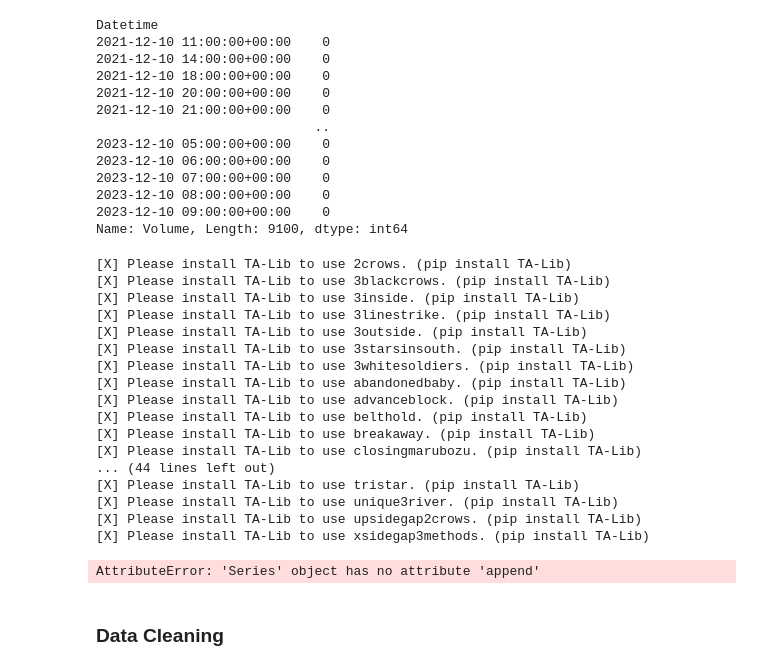
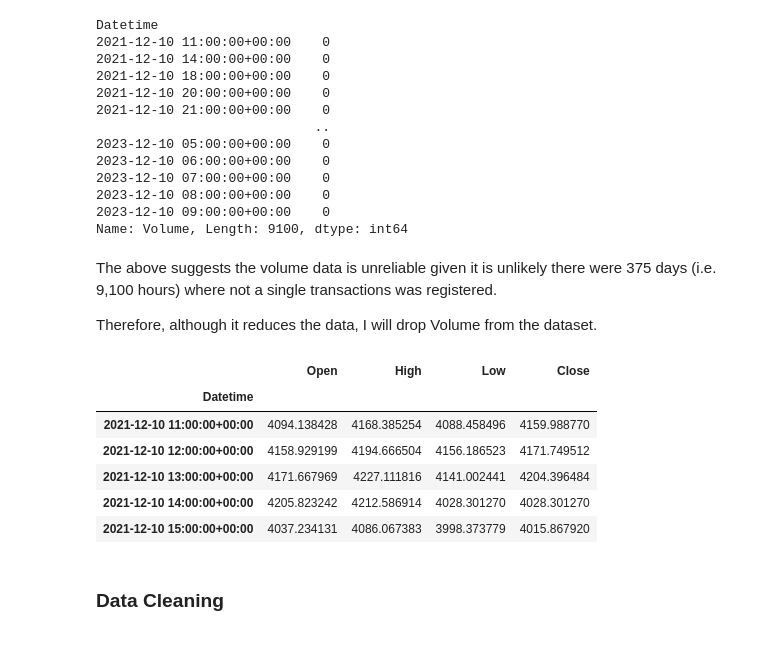
Before and after one commit to will-j-c/cqf_final_project_DL, a Jupyter notebook: report.ipynb, the cells around one changed output. Drawn from its saved outputs; the diff is of its cells as text; code cells hidden in the pictures.

Commit message:
feat: added more details on data collection and EDA

```diff
--- a/report.ipynb
+++ b/report.ipynb
@@ -87,29 +86,21 @@ Datetime
 2023-12-10 08:00:00+00:00    0
 2023-12-10 09:00:00+00:00    0
 Name: Volume, Length: 9100, dtype: int64
-# %%
-import warnings
-warnings.filterwarnings('ignore')
-df.ta.strategy()
-# %% [output]
-[X] Please install TA-Lib to use 2crows. (pip install TA-Lib)
-[X] Please install TA-Lib to use 3blackcrows. (pip install TA-Lib)
-[X] Please install TA-Lib to use 3inside. (pip install TA-Lib)
-[X] Please install TA-Lib to use 3linestrike. (pip install TA-Lib)
-[X] Please install TA-Lib to use 3outside. (pip install TA-Lib)
-[X] Please install TA-Lib to use 3starsinsouth. (pip install TA-Lib)
-[X] Please install TA-Lib to use 3whitesoldiers. (pip install TA-Lib)
-[X] Please install TA-Lib to use abandonedbaby. (pip install TA-Lib)
-[X] Please install TA-Lib to use advanceblock. (pip install TA-Lib)
-[X] Please install TA-Lib to use belthold. (pip install TA-Lib)
-[X] Please install TA-Lib to use breakaway. (pip install TA-Lib)
-[X] Please install TA-Lib to use closingmarubozu. (pip install TA-Lib)
-... (44 lines left out)
-[X] Please install TA-Lib to use tristar. (pip install TA-Lib)
-[X] Please install TA-Lib to use unique3river. (pip install TA-Lib)
-[X] Please install TA-Lib to use upsidegap2crows. (pip install TA-Lib)
-[X] Please install TA-Lib to use xsidegap3methods. (pip install TA-Lib)
-AttributeError: 'Series' object has no attribute 'append'
+# %% [markdown]
+The above suggests the volume data is unreliable given it is unlikely there were 375 days (i.e. 9,100 hours) where not a single transactions was registered.
+
+Therefore, although it reduces the data, I will drop Volume from the dataset.
+# %%
+df.drop(['Volume', 'Dividends', 'Stock Splits'], axis=1, inplace=True)
+df.head()
+# %% [output]
+|  | Open | High | Low | Close |
+| Datetime |  |  |  |  |
+| 2021-12-10 11:00:00+00:00 | 4094.138428 | 4168.385254 | 4088.458496 | 4159.988770 |
+| 2021-12-10 12:00:00+00:00 | 4158.929199 | 4194.666504 | 4156.186523 | 4171.749512 |
+| 2021-12-10 13:00:00+00:00 | 4171.667969 | 4227.111816 | 4141.002441 | 4204.396484 |
+| 2021-12-10 14:00:00+00:00 | 4205.823242 | 4212.586914 | 4028.301270 | 4028.301270 |
+| 2021-12-10 15:00:00+00:00 | 4037.234131 | 4086.067383 | 3998.373779 | 4015.867920 |
 # %% [markdown]
 ### Data Cleaning
 # %% [markdown]
```
Also changed, not shown: parts of 1 cell of this notebook, 2 other files.
